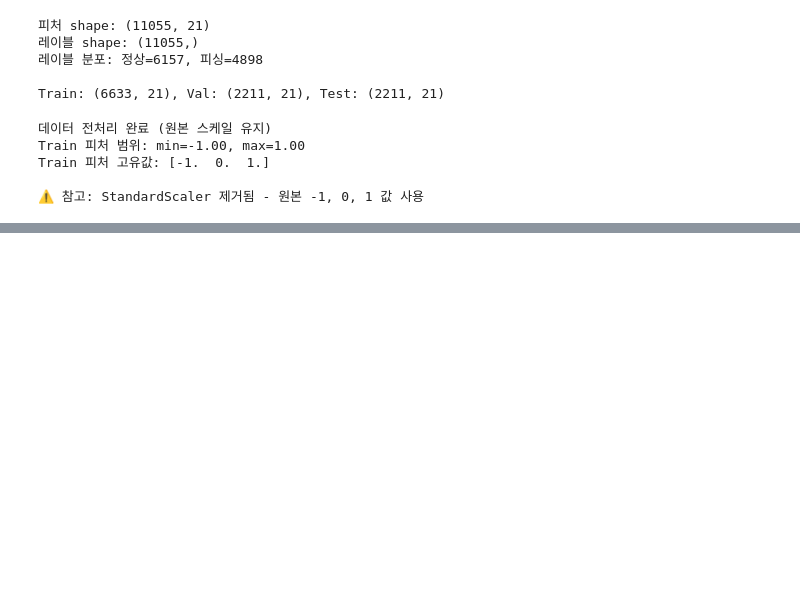
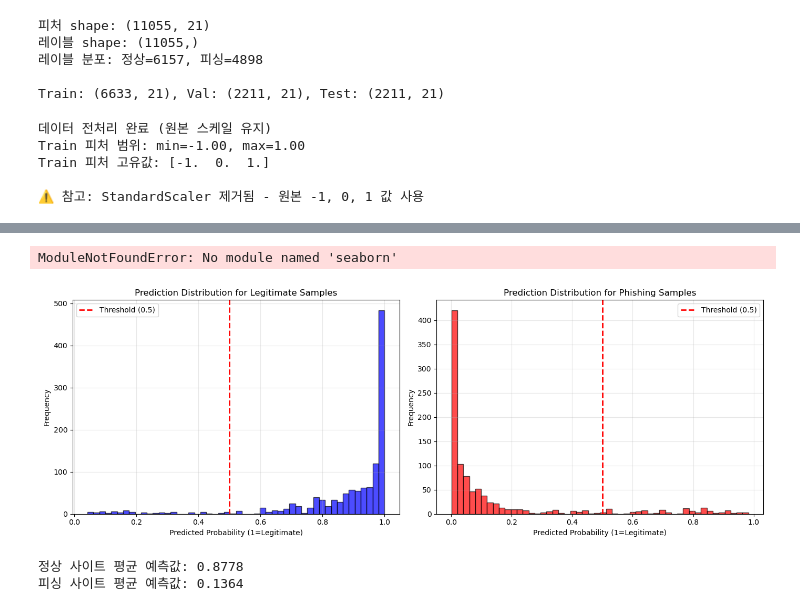
Before and after one commit to Seungminnni/YU_mobile_kotlin, a Jupyter notebook: phishing/embedding_model.ipynb, the cells around one changed output, grey strips where cells are left out. Cells and saved outputs as stored; diff of their text form; code cells hidden in the pictures; blank space fills up the shorter version.

```diff
--- a/phishing/embedding_model.ipynb
+++ b/phishing/embedding_model.ipynb
@@ -479,0 +409,64 @@ plt.show()
+# %%
+# ===== 10) ROC 커브 및 Confusion Matrix 시각화 =====
+from sklearn.metrics import roc_curve, confusion_matrix
+import seaborn as sns
+
+fig, axes = plt.subplots(1, 2, figsize=(14, 5))
+
+# ROC Curve
+fpr, tpr, thresholds = roc_curve(y_test, pred_test)
+axes[0].plot(fpr, tpr, 'b-', linewidth=2, label=f'ROC (AUC = {test_auc:.4f})')
+axes[0].plot([0, 1], [0, 1], 'k--', linewidth=1, label='Random')
+axes[0].set_xlabel('False Positive Rate')
+axes[0].set_ylabel('True Positive Rate')
+axes[0].set_title('ROC Curve')
+axes[0].legend(loc='lower right')
+axes[0].grid(True, alpha=0.3)
+
+# Confusion Matrix
+cm = confusion_matrix(y_test, pred_test_binary)
+sns.heatmap(cm, annot=True, fmt='d', cmap='Blues', ax=axes[1],
+            xticklabels=['Phishing', 'Legitimate'],
+            yticklabels=['Phishing', 'Legitimate'])
+axes[1].set_xlabel('Predicted')
+axes[1].set_ylabel('Actual')
+axes[1].set_title('Confusion Matrix')
+
+plt.tight_layout()
+plt.show()
+# %% [output]
+ModuleNotFoundError: No module named 'seaborn'
+# %%
+# ===== 11) 예측 확률 분포 시각화 =====
+fig, axes = plt.subplots(1, 2, figsize=(14, 5))
+
+legit_mask = (y_test == 1)
+phish_mask = (y_test == 0)
+
+# 정상 사이트의 예측 확률 분포
+axes[0].hist(pred_test[legit_mask], bins=50, alpha=0.7, color='blue', edgecolor='black')
+axes[0].axvline(x=0.5, color='red', linestyle='--', linewidth=2, label='Threshold (0.5)')
+axes[0].set_xlabel('Predicted Probability (1=Legitimate)')
+axes[0].set_ylabel('Frequency')
+axes[0].set_title('Prediction Distribution for Legitimate Samples')
+axes[0].legend()
+axes[0].grid(True, alpha=0.3)
+
+# 피싱 사이트의 예측 확률 분포
+axes[1].hist(pred_test[phish_mask], bins=50, alpha=0.7, color='red', edgecolor='black')
+axes[1].axvline(x=0.5, color='red', linestyle='--', linewidth=2, label='Threshold (0.5)')
+axes[1].set_xlabel('Predicted Probability (1=Legitimate)')
+axes[1].set_ylabel('Frequency')
+axes[1].set_title('Prediction Distribution for Phishing Samples')
+axes[1].legend()
+axes[1].grid(True, alpha=0.3)
+
+plt.tight_layout()
+plt.show()
+
+print(f"\n정상 사이트 평균 예측값: {pred_test[legit_mask].mean():.4f}")
+print(f"피싱 사이트 평균 예측값: {pred_test[phish_mask].mean():.4f}")
+# %% [output]
+[figure, added]
+정상 사이트 평균 예측값: 0.8778
+피싱 사이트 평균 예측값: 0.1364
```
Also changed, not shown: parts of 15 cells of this notebook, 10 other files.
